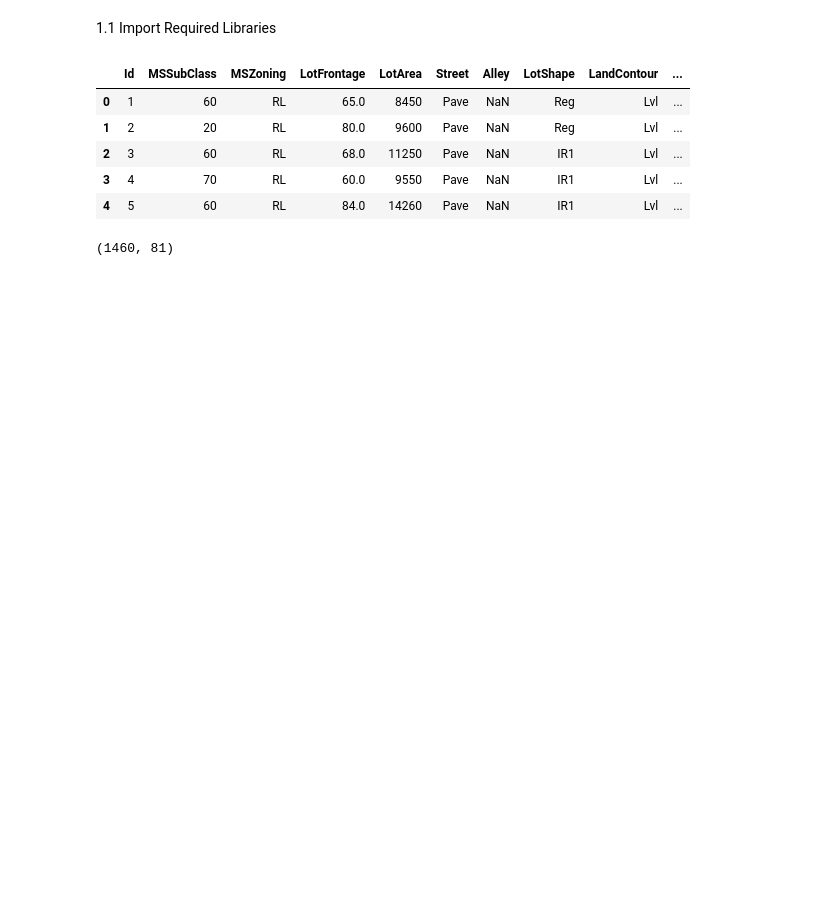
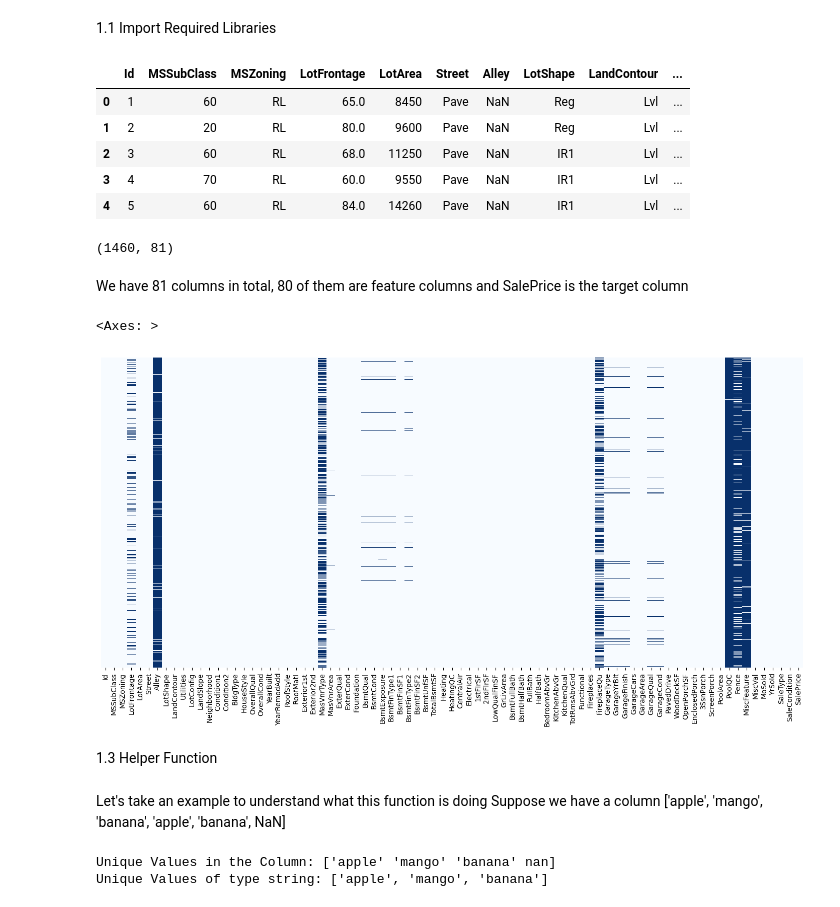
Before and after one commit to MIpaltan007/ML, a Jupyter notebook: Handling_Missing_Values_Kaggle.ipynb, the cells around one changed output. Drawn from its saved outputs; the diff is of its cells as text; code cells hidden in the pictures; blank space fills up the shorter version.

Commit message:
"Doing 20"

```diff
--- a/Handling_Missing_Values_Kaggle.ipynb
+++ b/Handling_Missing_Values_Kaggle.ipynb
@@ -31,3 +31,5 @@ df.head()
 df.shape
 # %% [output]
 (1460, 81)
+# %% [markdown]
+We have 81 columns in total, 80 of them are feature columns and SalePrice is the target column
@@ -33,0 +42,7 @@ df.shape
+# %%
+sns.heatmap(df.isnull(), cmap='Blues', cbar=False, yticklabels=False, xticklabels=df.columns)
+# %% [output]
+<Axes: >
+[figure, added]
+# %% [markdown]
+1.3 Helper Function
@@ -33,0 +59,10 @@ df.shape
+# %% [markdown]
+Let's take an example to understand what this function is doing
+Suppose we have a column ['apple', 'mango', 'banana', 'apple', 'banana', NaN]
+# %%
+demo_col = pd.Series(['apple', 'mango', 'banana', 'apple', 'banana', np.nan])
+print(f'Unique Values in the Column: {demo_col.unique()}')
+print(f'Unique Values of type string: {[i for i in demo_col.unique() if type(i) == str]}')
+# %% [output]
+Unique Values in the Column: ['apple' 'mango' 'banana' nan]
+Unique Values of type string: ['apple', 'mango', 'banana']
```
Also changed, not shown: parts of 7 cells of this notebook.
